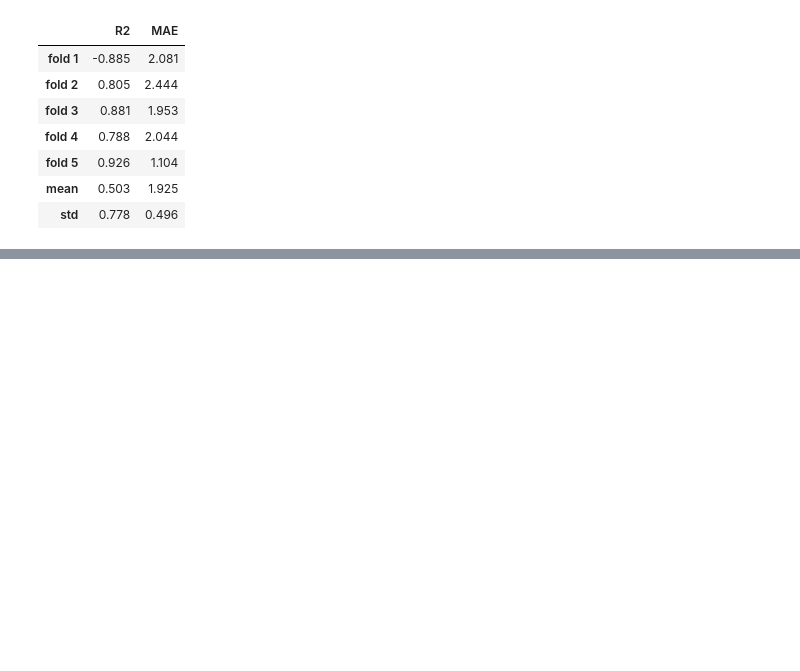
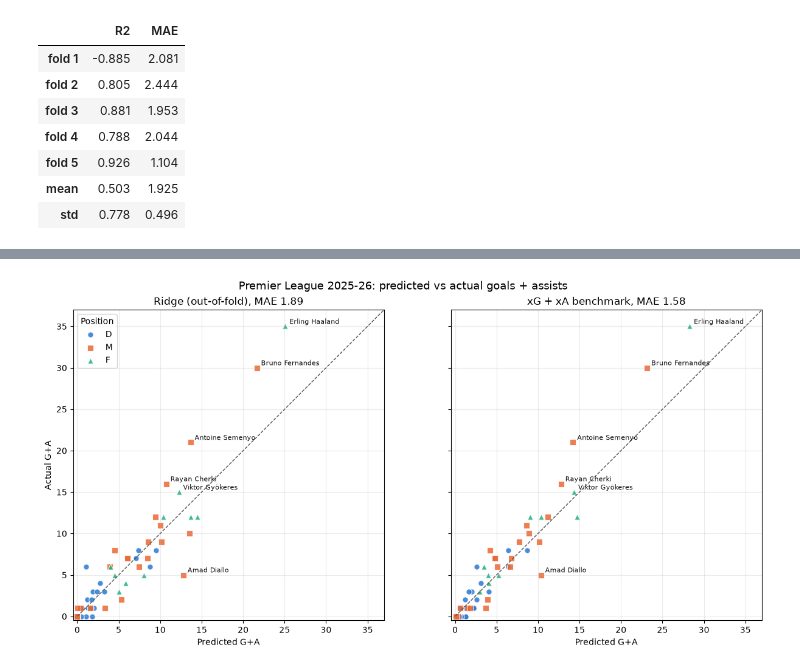
Before and after one commit to Mujtabazadawa/G-A-predictor, a Jupyter notebook: notebooks/ga_predictor.ipynb, the cells around one changed output, grey strips where cells are left out. Saved outputs shown, nothing was run; the diff lists cells and outputs as text; code cells hidden in the pictures; blank space fills up the shorter version.

```diff
--- a/notebooks/ga_predictor.ipynb
+++ b/notebooks/ga_predictor.ipynb
@@ -328,0 +417,17 @@ cv_table.round(3)
+# %%
+model_results = results.drop(index="xG + xA (benchmark)").sort_values("CV MAE")
+lowest = model_results.index[0]
+lowest_std = model_results.loc[lowest, "CV MAE std"]
+
+# Tie-break from PLAN.md: every model within one fold-std of the lowest CV MAE counts as tied
+gap = model_results["CV MAE"] - model_results.loc[lowest, "CV MAE"]
+tied = gap[gap <= lowest_std].index.tolist()
+
+print(f"Lowest CV MAE: {lowest} ({model_results.loc[lowest, 'CV MAE']:.3f} G+A per player)")
+print(f"One fold-std of {lowest}: {lowest_std:.2f}")
+for name in model_results.index[1:]:
+    print(f"  {name}: +{gap[name]:.3f}{'  (tied)' if name in tied else ''}")
+
+# Among the tied linear models, Ridge is chosen for its stable coefficients (see below)
+best_name = "Ridge"
+assert best_name in tied
@@ -328,0 +474,41 @@ cv_table.round(3)
+# %%
+players["predicted"] = oof_preds[best_name]
+
+def plot_pred_vs_actual(ax, pred_col, title):
+    for pos in ["D", "M", "F"]:
+        grp = players[players["position"] == pos]
+        ax.scatter(grp[pred_col], grp[TARGET], label=pos, color=POSITION_COLORS[pos],
+                   marker=POSITION_MARKERS[pos], s=45, alpha=0.85,
+                   edgecolor="white", linewidth=0.8)
+    lim = max(players[TARGET].max(), players[pred_col].max()) + 2
+    ax.plot([0, lim], [0, lim], linestyle="--", color="#52514e", linewidth=1)
+    ax.set_xlim(-0.5, lim)
+    ax.set_ylim(-0.5, lim)
+    ax.set_aspect("equal")
+    ax.set_xlabel("Predicted G+A")
+    ax.set_title(title)
+    ax.grid(alpha=0.25)
+    # Label only the top 5 and the model's biggest under-prediction, so labels don't pile up
+    to_label = pd.concat([
+        players.nlargest(5, TARGET),
+        players.loc[[(players[TARGET] - players["predicted"]).idxmin()]],
+    ])
+    for _, row in to_label.iterrows():
+        ax.annotate(row["player_name"], (row[pred_col], row[TARGET]),
+                    xytext=(5, 3), textcoords="offset points", fontsize=8, color="#0b0b0b")
+
+fig, axes = plt.subplots(1, 2, figsize=(13, 6.2), sharey=True)
+best_mae = results.loc[best_name, "CV MAE"]
+bench_mae = results.loc["xG + xA (benchmark)", "CV MAE"]
+plot_pred_vs_actual(axes[0], "predicted", f"{best_name} (out-of-fold), MAE {best_mae:.2f}")
+plot_pred_vs_actual(axes[1], "xg_xa", f"xG + xA benchmark, MAE {bench_mae:.2f}")
+axes[0].set_ylabel("Actual G+A")
+axes[0].legend(title="Position", loc="upper left")
+fig.suptitle("Premier League 2025-26: predicted vs actual goals + assists", fontsize=13)
+fig.tight_layout()
+
+OUTPUT_DIR.mkdir(exist_ok=True)
+fig.savefig(OUTPUT_DIR / "predicted_vs_actual.png", dpi=150, bbox_inches="tight")
+plt.show()
+# %% [output]
+[figure, added]
```
Also changed, not shown: parts of 19 cells of this notebook, 4 other files.
